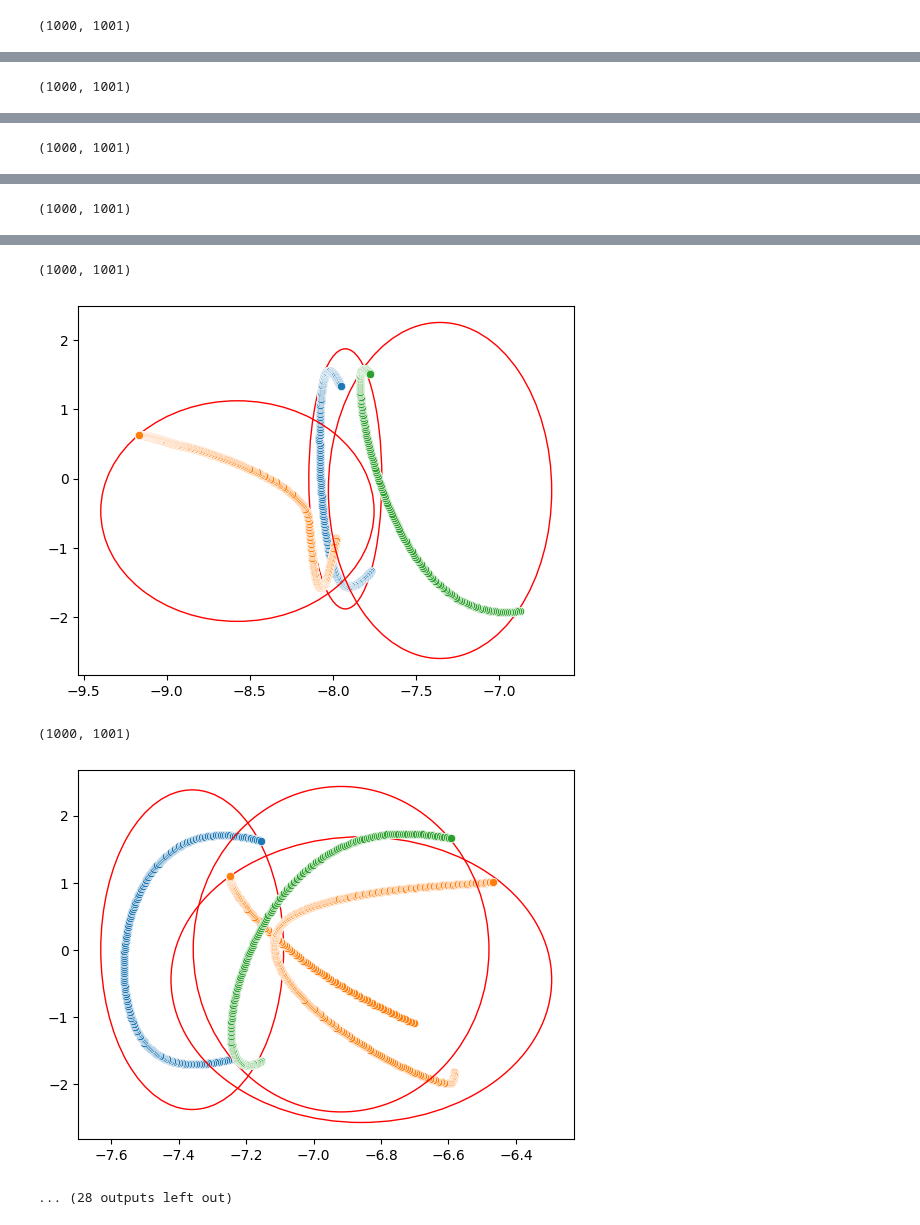
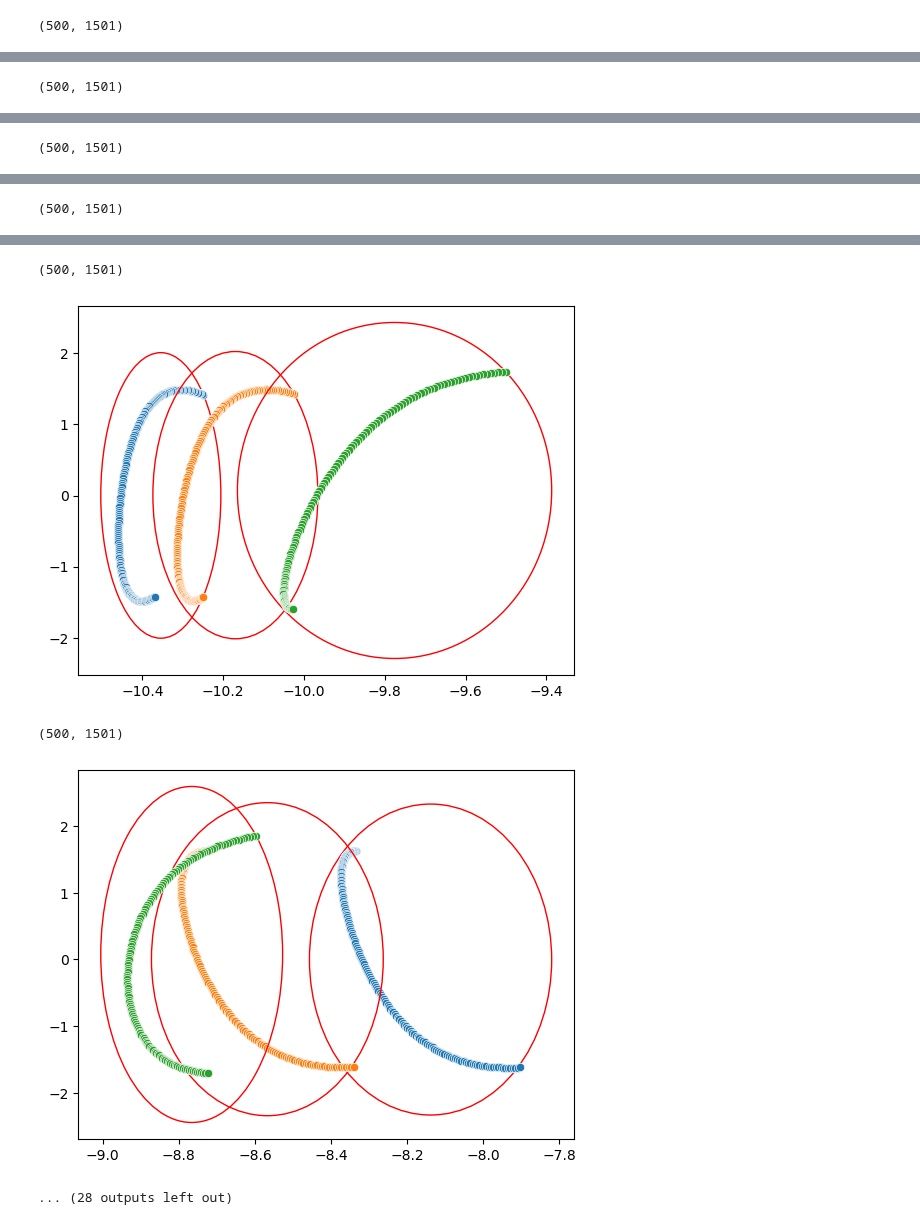
Before and after one commit to manu1003/meepc, a Jupyter notebook: EPASAD2.ipynb, the cells around one changed output, grey strips where cells are left out. Saved outputs shown, nothing was run; the diff lists cells and outputs as text; code cells hidden in the pictures.

```diff
--- a/EPASAD2.ipynb
+++ b/EPASAD2.ipynb
@@ -145,8 +145,8 @@ def kmeans_cluster(X):
 # %%
 def epasad(X_train_data,sensor):
   N = len(X_train_data)
-  L = N // 2
-  X = hankel(X_train_data[:L],X_train_data[L-1:]) # Creating trajectory matrix
+  L = N >> 2
+  X_train = hankel(X_train_data[:L],X_train_data[L-1:]) # Creating trajectory matrix
   # U, Sigma, VT = np.linalg.svd(X_train)
   # V = VT.T
   # X = np.matmul(X_train,V)
@@ -154,11 +154,11 @@ def epasad(X_train_data,sensor):
   # UT = U.T
   # X = final_X(X_train,UT)
   # X = X.T
-  print(X.shape)
+  print(X_train.shape)
 
-  kmeans=kmeans_cluster(X)
+  kmeans=kmeans_cluster(X_train)
   for i in range(3):
-    cluster = X[np.where(kmeans.labels_ == i)[0]]
+    cluster = X_train[np.where(kmeans.labels_ == i)[0]]
     U_cluster,Sigma,VT = np.linalg.svd(cluster)
     V = VT.T
     cluster = np.matmul(cluster,V[:,:2])
@@ -191,7 +191,7 @@ def epasad(X_train_data,sensor):
   #     width,height = calc_width_height(v,i,j)
   #     draw_ellipse(i,j,centroid[i],centroid[j],width,height,X)
 # %%
-df = pd.read_csv('data/final_final.csv')
+df = pd.read_csv('~/data/final_final.csv')
 for sensor in range(20):
     xmeas = df.iloc[:,sensor].values
     X_train_data = xmeas[:2000] # For training
@@ -200,4 +200,4 @@ for sensor in range(20):
     epasad(X_train_data,sensor)
     # break
 # %% [output]
-(1000, 1001)
+(500, 1501)
@@ -205 +205 @@ for sensor in range(20):
-(1000, 1001)
+(500, 1501)
@@ -207 +207 @@ for sensor in range(20):
-(1000, 1001)
+(500, 1501)
@@ -209 +209 @@ for sensor in range(20):
-(1000, 1001)
+(500, 1501)
@@ -211,5 +211,5 @@ for sensor in range(20):
-(1000, 1001)
+(500, 1501)
-[figure, old version]
+[figure, new version]
-(1000, 1001)
+(500, 1501)
-[figure, old version]
+[figure, new version]
 ... (28 outputs left out)
```
Also changed, not shown: parts of 1 cell of this notebook, 2 other files.
